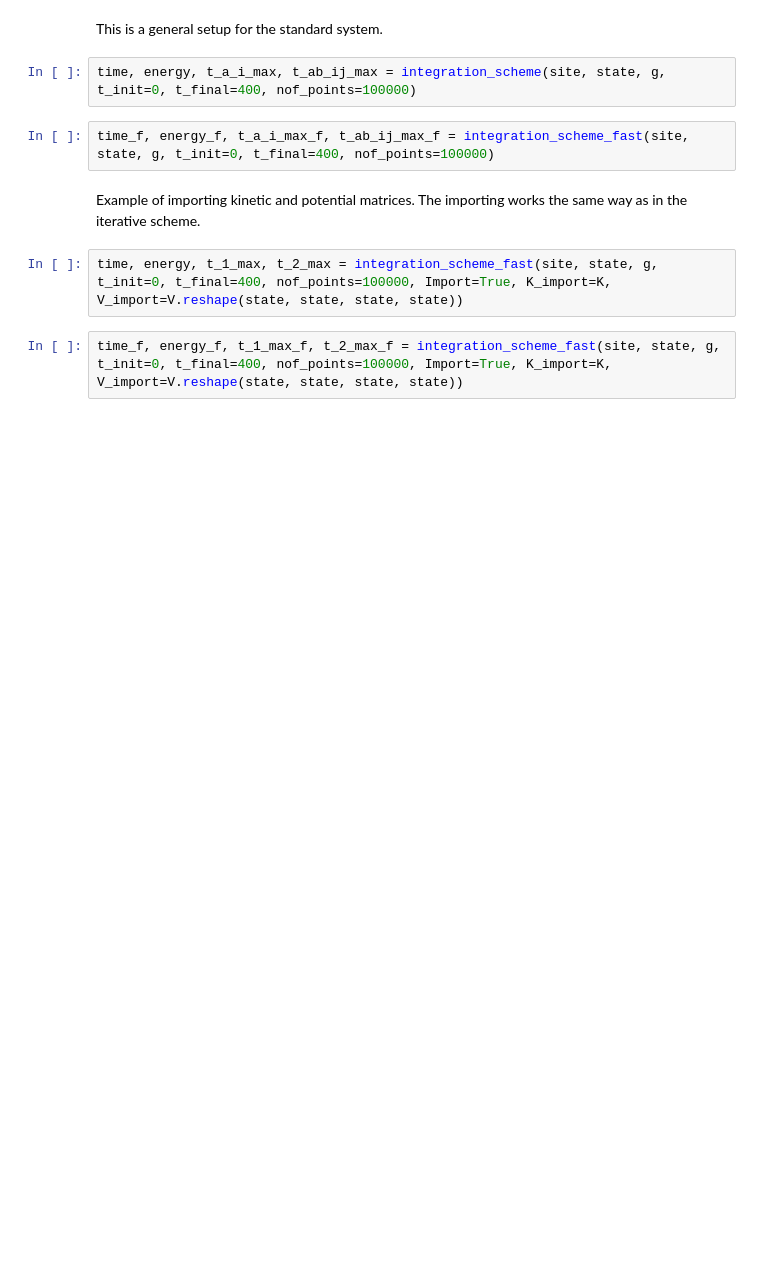
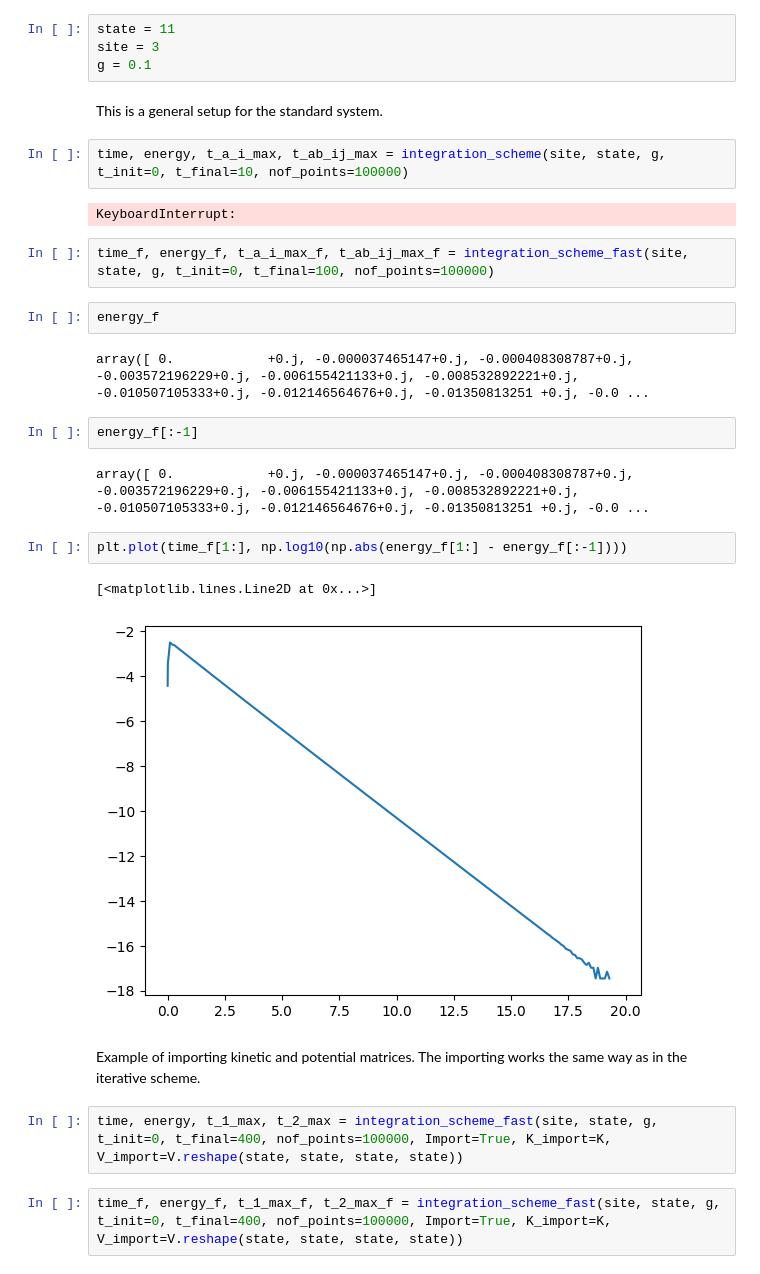
Before and after one commit to Gilfrim/Computational-Analysis-of-Many-Rotor-Systems, a Jupyter notebook: script_examples/script_examples.ipynb, the cells around one changed output. Saved outputs shown, nothing was run; the diff lists cells and outputs as text; blank space fills up the shorter version.

```diff
--- a/script_examples/script_examples.ipynb
+++ b/script_examples/script_examples.ipynb
@@ -463,9 +470,28 @@ np.float64(-0.02010172905088684)
+# %%
+state = 11
+site = 3
+g = 0.1
 # %% [markdown]
 This is a general setup for the standard system.
 # %%
-time, energy, t_a_i_max, t_ab_ij_max = integration_scheme(site, state, g, t_init=0, t_final=400, nof_points=100000)
+time, energy, t_a_i_max, t_ab_ij_max = integration_scheme(site, state, g, t_init=0, t_final=10, nof_points=100000)
+# %% [output]
+KeyboardInterrupt:
 # %%
-time_f, energy_f, t_a_i_max_f, t_ab_ij_max_f = integration_scheme_fast(site, state, g, t_init=0, t_final=400, nof_points=100000)
+time_f, energy_f, t_a_i_max_f, t_ab_ij_max_f = integration_scheme_fast(site, state, g, t_init=0, t_final=100, nof_points=100000)
+# %%
+energy_f
+# %% [output]
+array([ 0.            +0.j, -0.000037465147+0.j, -0.000408308787+0.j, -0.003572196229+0.j, -0.006155421133+0.j, -0.008532892221+0.j, -0.010507105333+0.j, -0.012146564676+0.j, -0.01350813251 +0.j, -0.0 ...
+# %%
+energy_f[:-1]
+# %% [output]
+array([ 0.            +0.j, -0.000037465147+0.j, -0.000408308787+0.j, -0.003572196229+0.j, -0.006155421133+0.j, -0.008532892221+0.j, -0.010507105333+0.j, -0.012146564676+0.j, -0.01350813251 +0.j, -0.0 ...
+# %%
+plt.plot(time_f[1:], np.log10(np.abs(energy_f[1:] - energy_f[:-1])))
+# %% [output]
+[<matplotlib.lines.Line2D at 0x...>]
+[figure, added]
 # %% [markdown]
 Example of importing kinetic and potential matrices. The importing works the same way as in the iterative scheme.
 # %%
```
Also changed, not shown: parts of 8 cells of this notebook, 9 other files.
